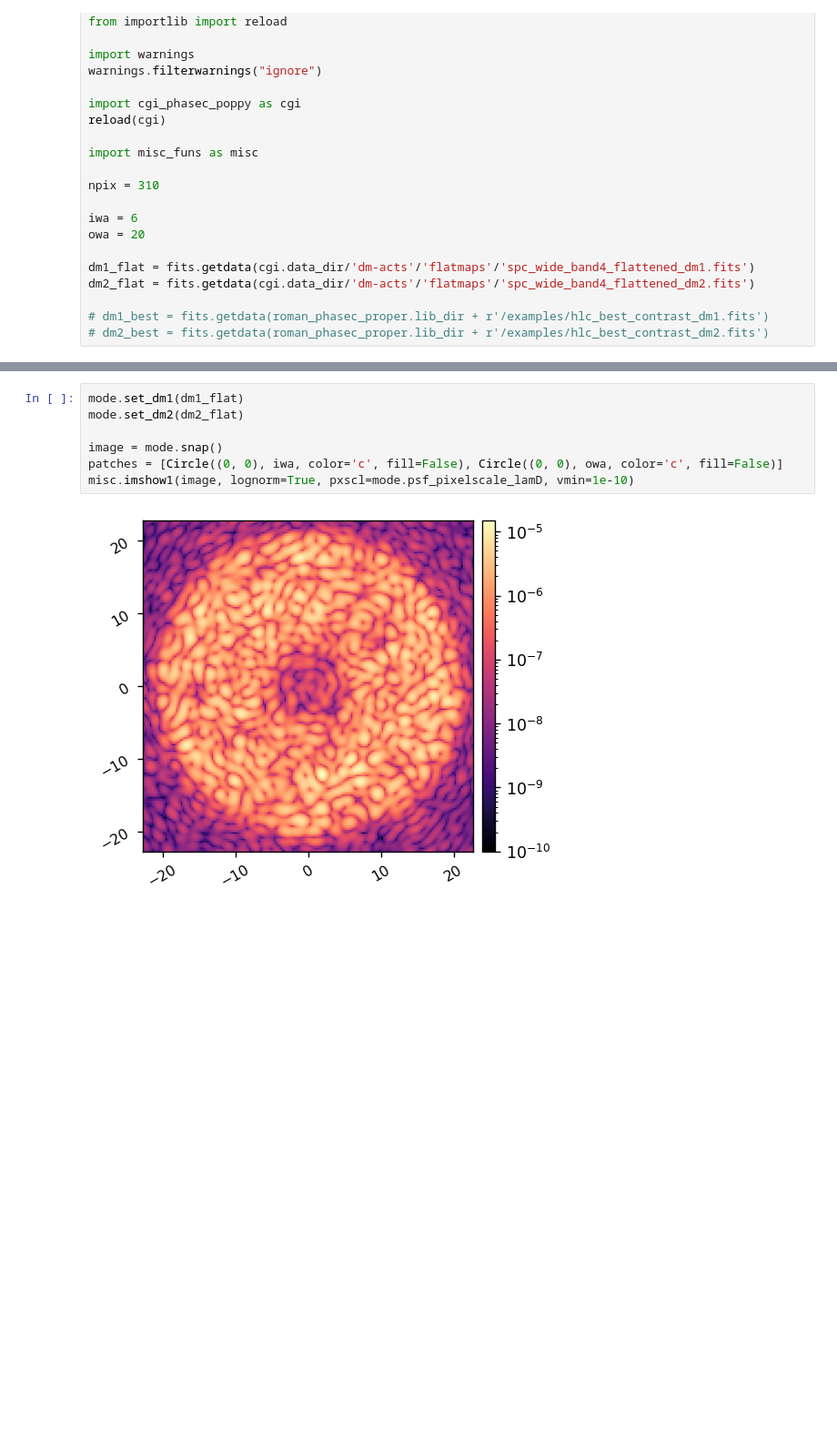
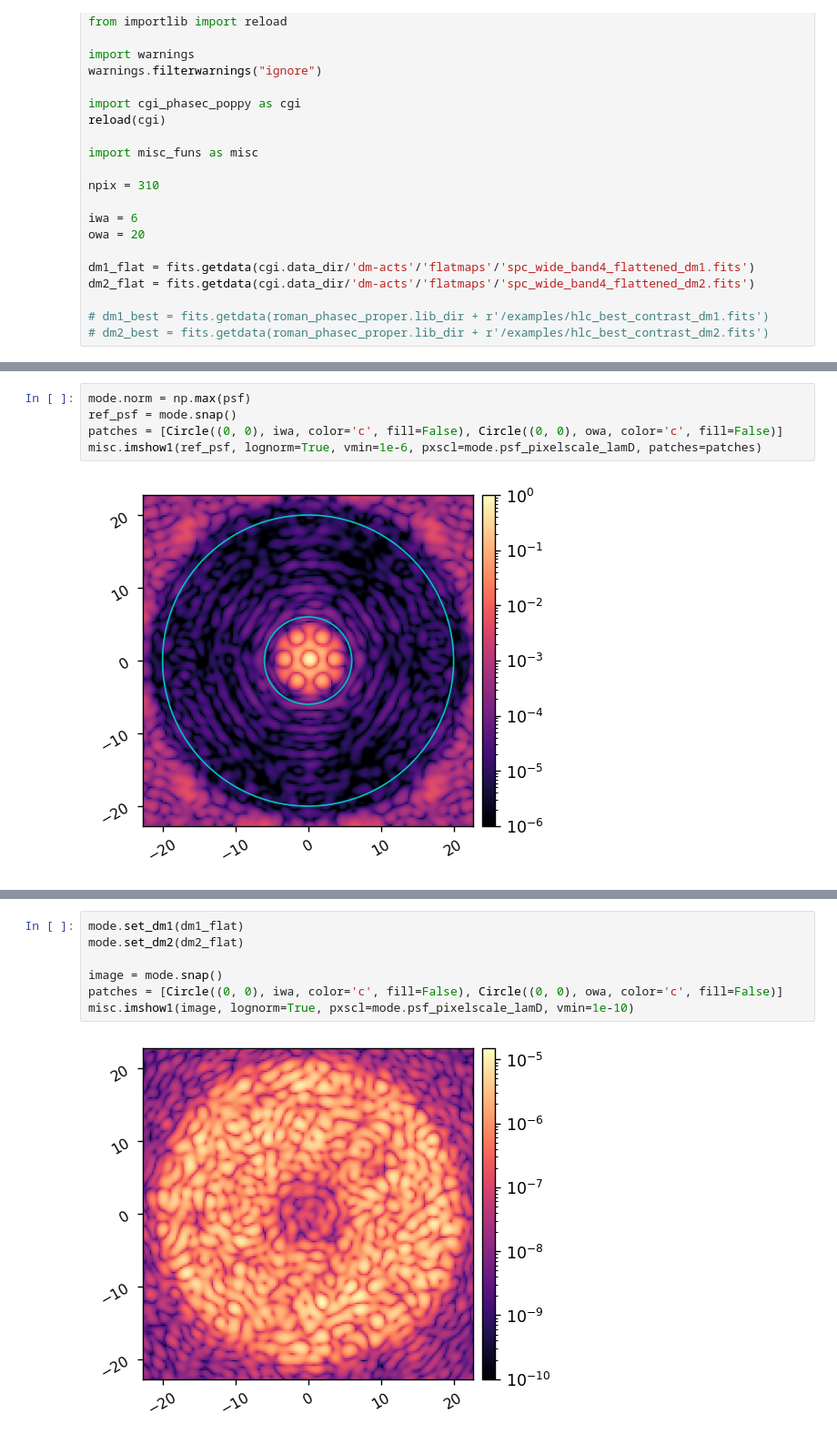
Before and after one commit to kian1377/cgi_phasec_poppy, a Jupyter notebook: example-notebooks/proper_spc_wide_825_tests.ipynb, the cells around one changed output, grey strips where cells are left out. Shown at 91% size. Drawn from its saved outputs; the diff is of its cells as text; blank space fills up the shorter version.

```diff
--- a/example-notebooks/proper_spc_wide_825_tests.ipynb
+++ b/example-notebooks/proper_spc_wide_825_tests.ipynb
@@ -50 +56,8 @@ misc.imshow1(ref_unocc_im, lognorm=True, pxscl=mode.psf_pixelscale_lamD, patches
+# %%
+mode.norm = np.max(psf)
+ref_psf = mode.snap()
+patches = [Circle((0, 0), iwa, color='c', fill=False), Circle((0, 0), owa, color='c', fill=False)]
+misc.imshow1(ref_psf, lognorm=True, vmin=1e-6, pxscl=mode.psf_pixelscale_lamD, patches=patches)
+# %% [output]
+[figure, added]
 # %%
```
Also changed, not shown: parts of 7 cells of this notebook, 9 other files.
